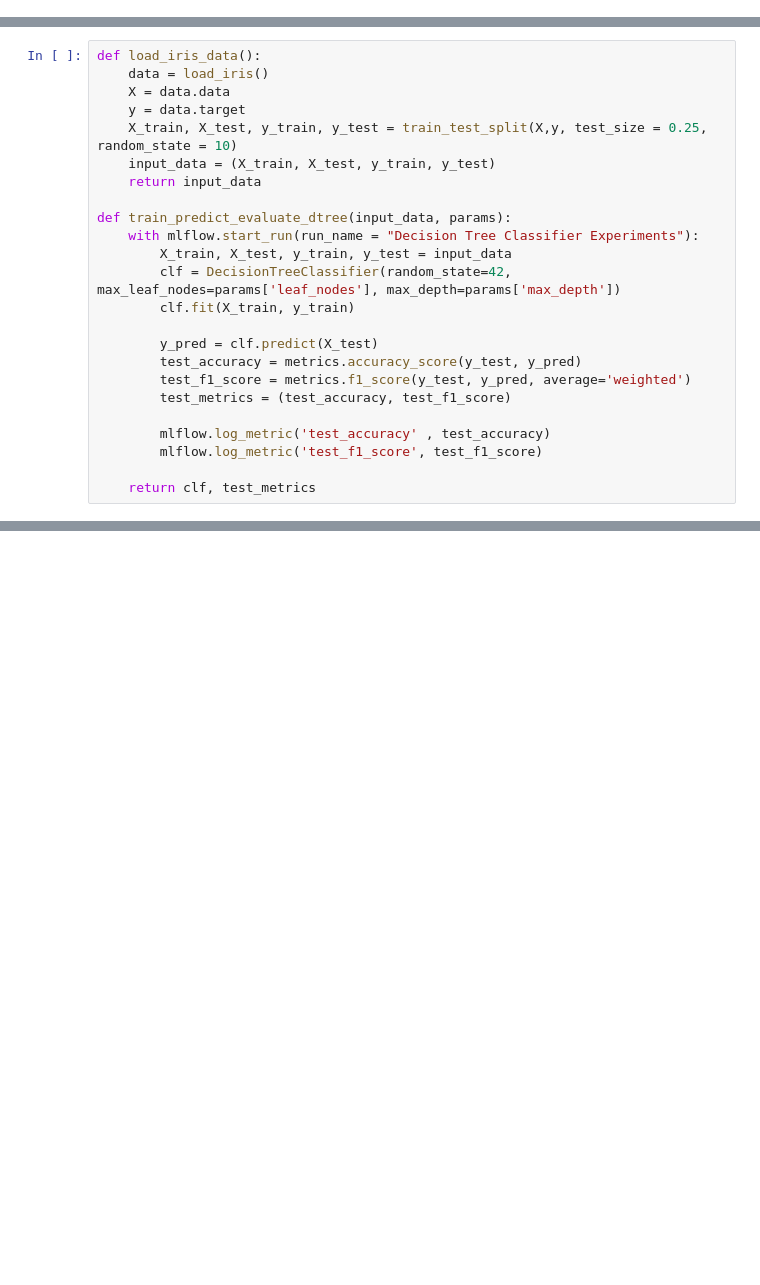
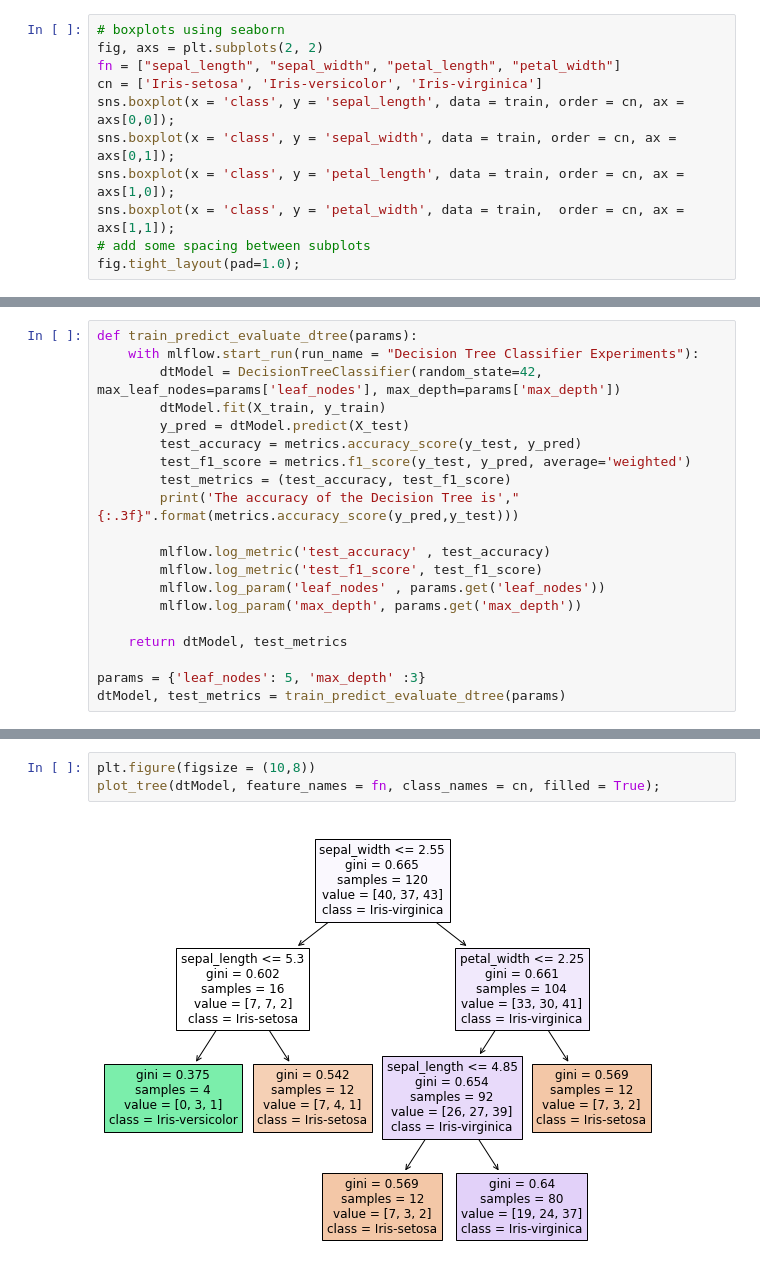
Before and after one commit to vdandenault/MLFlowExp, a Jupyter notebook: MLFlow-POC.ipynb, the cells around one changed output, grey strips where cells are left out. Drawn from its saved outputs; the diff is of its cells as text; blank space fills up the shorter version.

```diff
--- a/MLFlow-POC.ipynb
+++ b/MLFlow-POC.ipynb
@@ -10,0 +74,11 @@ import mlflow.sklearn
+# %%
+# boxplots using seaborn
+fig, axs = plt.subplots(2, 2)
+fn = ["sepal_length", "sepal_width", "petal_length", "petal_width"]
+cn = ['Iris-setosa', 'Iris-versicolor', 'Iris-virginica']
+sns.boxplot(x = 'class', y = 'sepal_length', data = train, order = cn, ax = axs[0,0]);
+sns.boxplot(x = 'class', y = 'sepal_width', data = train, order = cn, ax = axs[0,1]);
+sns.boxplot(x = 'class', y = 'petal_length', data = train, order = cn, ax = axs[1,0]);
+sns.boxplot(x = 'class', y = 'petal_width', data = train,  order = cn, ax = axs[1,1]);
+# add some spacing between subplots
+fig.tight_layout(pad=1.0);
@@ -11,24 +153,20 @@ import mlflow.sklearn
 # %%
-def load_iris_data():
-    data = load_iris()
-    X = data.data
-    y = data.target
-    X_train, X_test, y_train, y_test = train_test_split(X,y, test_size = 0.25, random_state = 10)
-    input_data = (X_train, X_test, y_train, y_test)
-    return input_data
-
-def train_predict_evaluate_dtree(input_data, params):
+def train_predict_evaluate_dtree(params):
     with mlflow.start_run(run_name = "Decision Tree Classifier Experiments"):
-        X_train, X_test, y_train, y_test = input_data
-        clf = DecisionTreeClassifier(random_state=42, max_leaf_nodes=params['leaf_nodes'], max_depth=params['max_depth'])
-        clf.fit(X_train, y_train)
-
-        y_pred = clf.predict(X_test)
+        dtModel = DecisionTreeClassifier(random_state=42, max_leaf_nodes=params['leaf_nodes'], max_depth=params['max_depth'])
+        dtModel.fit(X_train, y_train)
+        y_pred = dtModel.predict(X_test)
         test_accuracy = metrics.accuracy_score(y_test, y_pred)
         test_f1_score = metrics.f1_score(y_test, y_pred, average='weighted')
         test_metrics = (test_accuracy, test_f1_score)
+        print('The accuracy of the Decision Tree is',"{:.3f}".format(metrics.accuracy_score(y_pred,y_test)))
 
         mlflow.log_metric('test_accuracy' , test_accuracy)
         mlflow.log_metric('test_f1_score', test_f1_score)
+        mlflow.log_param('leaf_nodes' , params.get('leaf_nodes'))
+        mlflow.log_param('max_depth', params.get('max_depth'))
 
-    return clf, test_metrics
+    return dtModel, test_metrics
+
+params = {'leaf_nodes': 5, 'max_depth' :3}
+dtModel, test_metrics = train_predict_evaluate_dtree(params)
@@ -41,0 +175,5 @@ AttributeError: module 'mlflow.sklearn' has no attribute 'autolog'
+# %%
+plt.figure(figsize = (10,8))
+plot_tree(dtModel, feature_names = fn, class_names = cn, filled = True);
+# %% [output]
+[figure, added]
```
Also changed, not shown: parts of 16 cells of this notebook, 1 other file.
